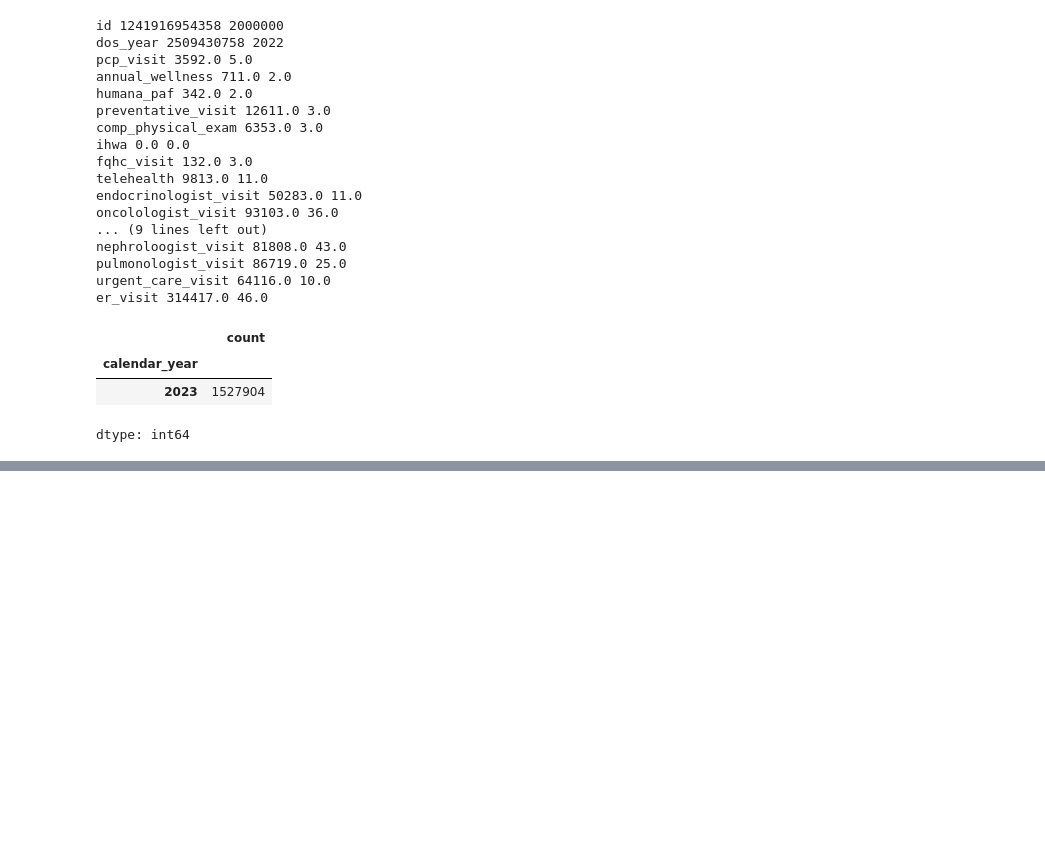
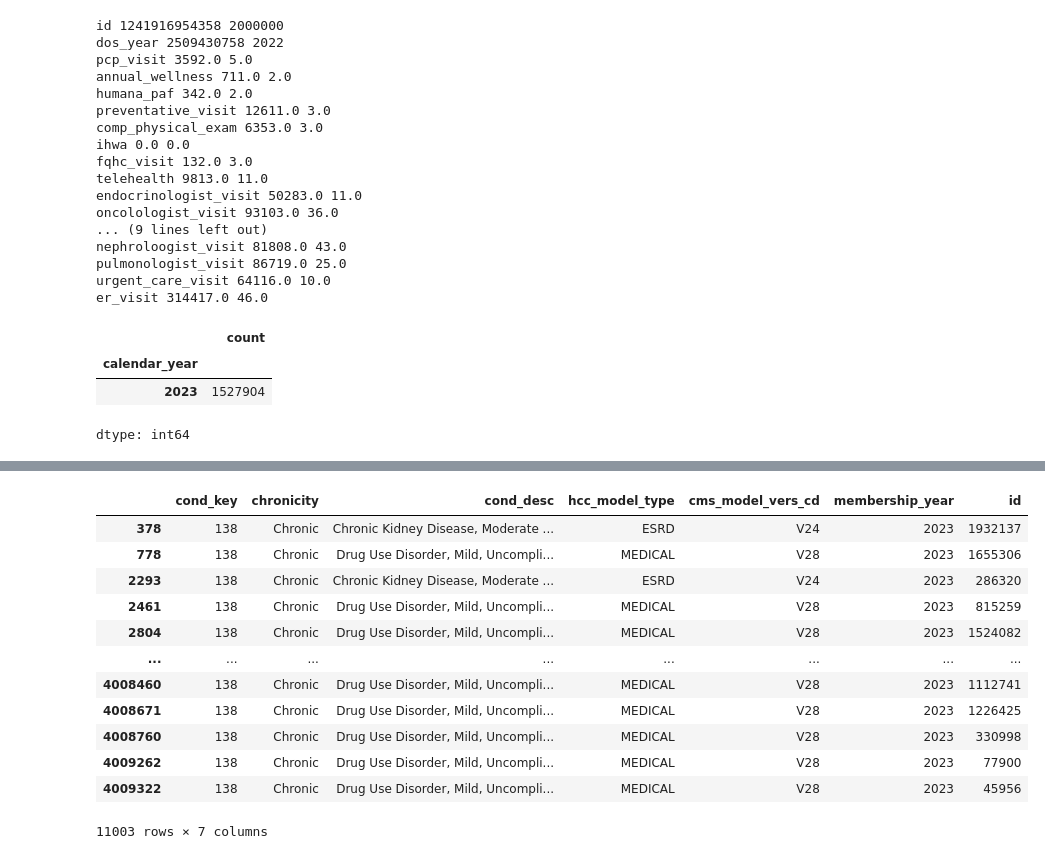
Before and after one commit to KavyaNair01/Machine_Learning, a Jupyter notebook: humana2024Kavya.ipynb, the cells around one changed output, grey strips where cells are left out. Saved outputs shown, nothing was run; the diff lists cells and outputs as text; code cells hidden in the pictures; blank space fills up the shorter version.

```diff
--- a/humana2024Kavya.ipynb
+++ b/humana2024Kavya.ipynb
@@ -407,0 +361,2 @@ df.shape
+# %%
+mc=pd.read_csv('humana_mays_target_member_conditions.csv')
@@ -407,0 +415,16 @@ df.shape
+# %%
+mc[mc['cond_key']==138]
+# %% [output]
+|  | cond_key | chronicity | cond_desc | hcc_model_type | cms_model_vers_cd | membership_year | id |
+| 378 | 138 | Chronic | Chronic Kidney Disease, Moderate ... | ESRD | V24 | 2023 | 1932137 |
+| 778 | 138 | Chronic | Drug Use Disorder, Mild, Uncompli... | MEDICAL | V28 | 2023 | 1655306 |
+| 2293 | 138 | Chronic | Chronic Kidney Disease, Moderate ... | ESRD | V24 | 2023 | 286320 |
+| 2461 | 138 | Chronic | Drug Use Disorder, Mild, Uncompli... | MEDICAL | V28 | 2023 | 815259 |
+| 2804 | 138 | Chronic | Drug Use Disorder, Mild, Uncompli... | MEDICAL | V28 | 2023 | 1524082 |
+| ... | ... | ... | ... | ... | ... | ... | ... |
+| 4008460 | 138 | Chronic | Drug Use Disorder, Mild, Uncompli... | MEDICAL | V28 | 2023 | 1112741 |
+| 4008671 | 138 | Chronic | Drug Use Disorder, Mild, Uncompli... | MEDICAL | V28 | 2023 | 1226425 |
+| 4008760 | 138 | Chronic | Drug Use Disorder, Mild, Uncompli... | MEDICAL | V28 | 2023 | 330998 |
+| 4009262 | 138 | Chronic | Drug Use Disorder, Mild, Uncompli... | MEDICAL | V28 | 2023 | 77900 |
+| 4009322 | 138 | Chronic | Drug Use Disorder, Mild, Uncompli... | MEDICAL | V28 | 2023 | 45956 |
+11003 rows × 7 columns
```
Also changed, not shown: parts of 25 cells of this notebook.
